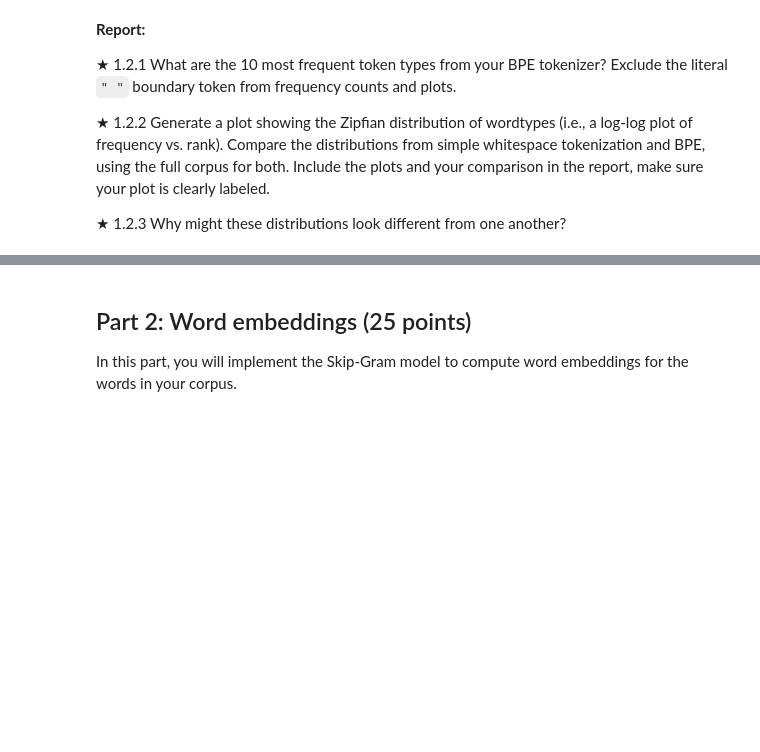
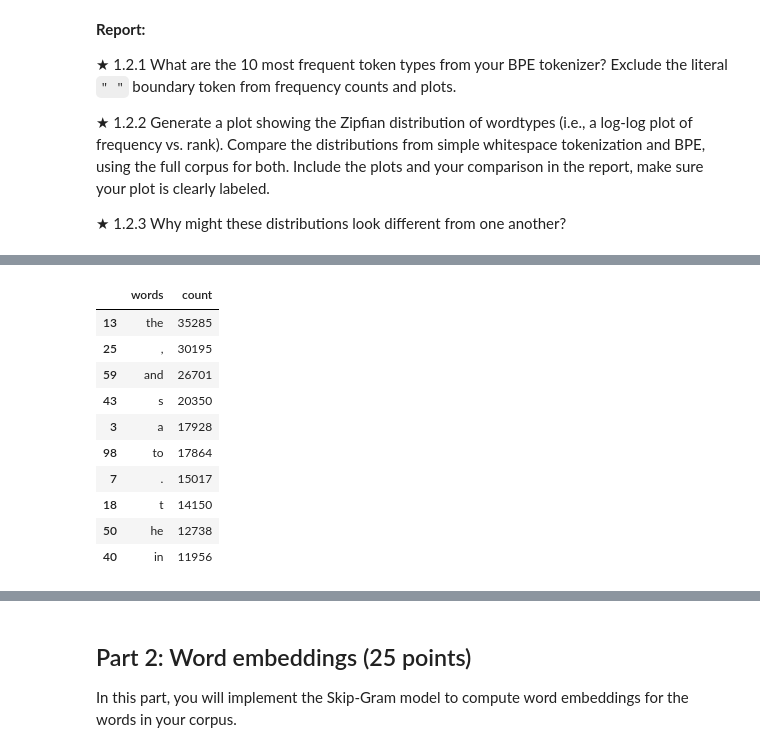
Before and after one commit to keace888/eecs183-283A-26fall-hw2, a Jupyter notebook: hw2.ipynb, the cells around one changed output, grey strips where cells are left out. Cells and saved outputs as stored; diff of their text form; code cells hidden in the pictures; blank space fills up the shorter version.

```diff
--- a/hw2.ipynb
+++ b/hw2.ipynb
@@ -424,0 +447,17 @@ Saved results for BPE merges and vocabulary.
+# %%
+df_2 = pd.DataFrame(word_counts_output_2.items(), columns=['words', 'count'], index=range(len(word_counts_output_2)))
+df_2 = df_2.sort_values(by='count', ascending=False)
+df_2 = df_2[df_2['words'] != " "]
+df_2.head(10)
+# %% [output]
+|  | words | count |
+| 13 | the | 35285 |
+| 25 | , | 30195 |
+| 59 | and | 26701 |
+| 43 | s | 20350 |
+| 3 | a | 17928 |
+| 98 | to | 17864 |
+| 7 | . | 15017 |
+| 18 | t | 14150 |
+| 50 | he | 12738 |
+| 40 | in | 11956 |
```
Also changed, not shown: parts of 5 cells of this notebook.
